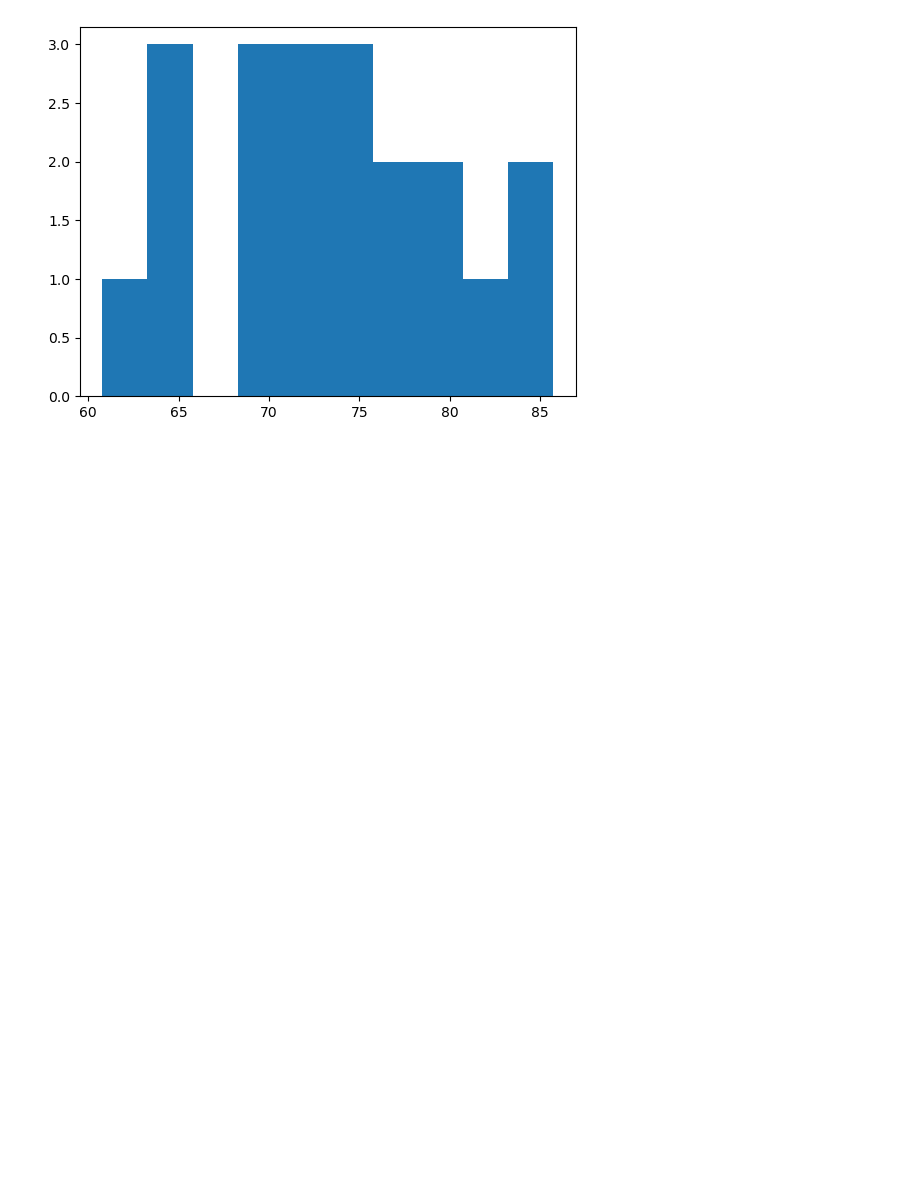
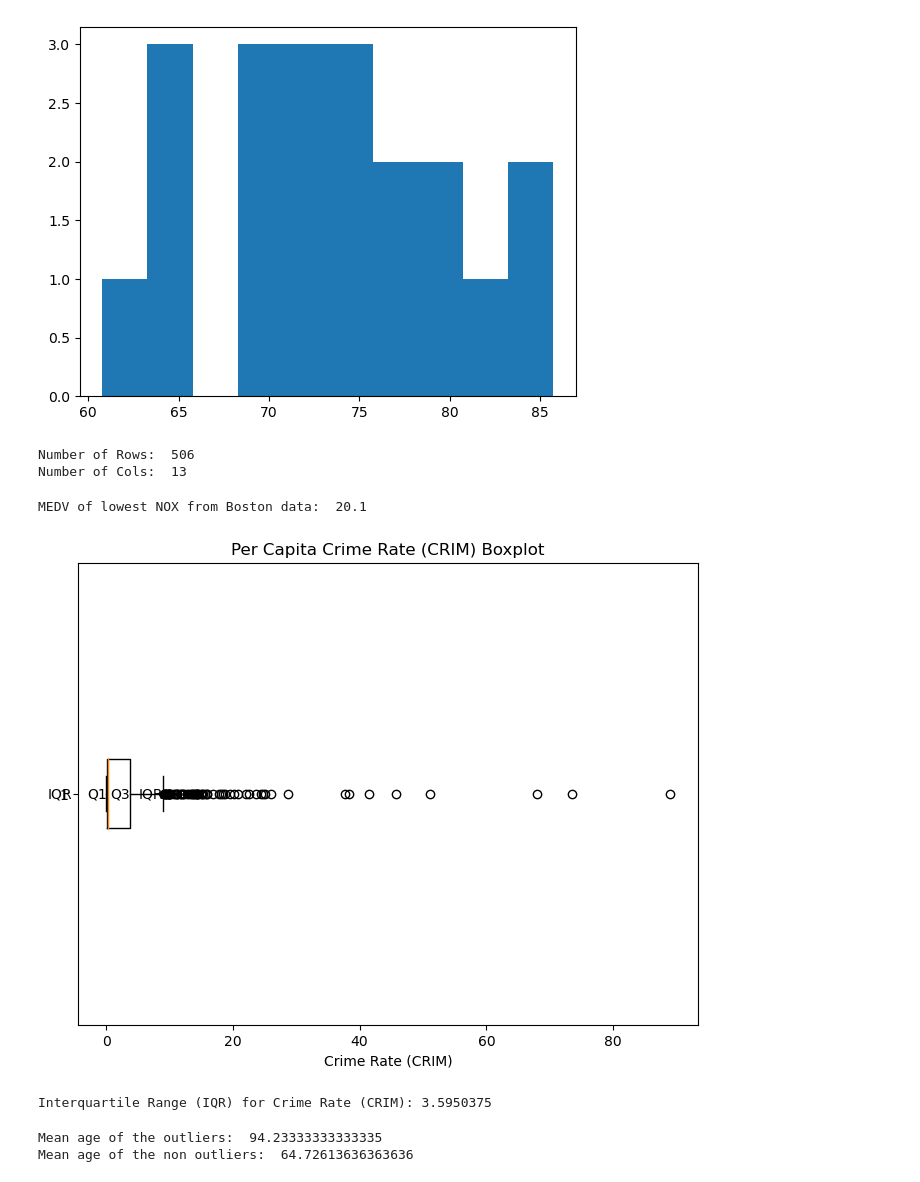
Before and after one commit to GabrielKrishnadasan/COMP352, a Jupyter notebook: Assignment3/assign.ipynb, the cells around one changed output. Cells and saved outputs as stored; diff of their text form; code cells hidden in the pictures; blank space fills up the shorter version.

```diff
--- a/Assignment3/assign.ipynb
+++ b/Assignment3/assign.ipynb
@@ -56,3 +56,42 @@ plt.hist(weight_kilos, bins=10)
 plt.show()
 # %% [output]
 [figure]
+# %%
+#2.1
+boston_df = pd.read_csv("boston.csv")
+num_rows, num_cols = boston_df.shape
+# %%
+print("Number of Rows: ", num_rows)
+print("Number of Cols: ", num_cols)
+# %% [output]
+Number of Rows:  506
+Number of Cols:  13
+# %%
+#2.2
+nox_sorted_df = boston_df.sort_values(by="NOX")
+print("MEDV of lowest NOX from Boston data: ", nox_sorted_df["MEDV"].head(1).values[0])
+# %% [output]
+MEDV of lowest NOX from Boston data:  20.1
+# %%
+#2.3
+Q1 = boston_df['CRIM'].quantile(0.25)
+Q3 = boston_df['CRIM'].quantile(0.75)
+IQR = Q3 - Q1
+
+plt.figure(figsize=(8, 6))
+plt.boxplot(boston_df['CRIM'], vert=False)
+plt.title('Per Capita Crime Rate (CRIM) Boxplot')
+plt.xlabel('Crime Rate (CRIM)')
+plt.ylabel('')
+
+plt.text(Q1, 1, 'Q1', va='center', ha='right')
+plt.text(Q3, 1, 'Q3', va='center', ha='right')
+plt.text(Q1 - 1.5 * IQR, 1, 'IQR', va='center', ha='right')
+plt.text(Q3 + 1.5 * IQR, 1, 'IQR', va='center', ha='right')
+
+plt.show()
+
+print("Interquartile Range (IQR) for Crime Rate (CRIM):", IQR)
+# %% [output]
+[figure, added]
+Interquartile Range (IQR) for Crime Rate (CRIM): 3.5950375
@@ -58,0 +113,6 @@ plt.show()
+# %%
+print("Mean age of the outliers: ", outliers_df["AGE"].mean())
+print("Mean age of the non outliers: ", non_outliers_df["AGE"].mean())
+# %% [output]
+Mean age of the outliers:  94.23333333333335
+Mean age of the non outliers:  64.72613636363636
```
Also changed, not shown: parts of 27 cells of this notebook.
